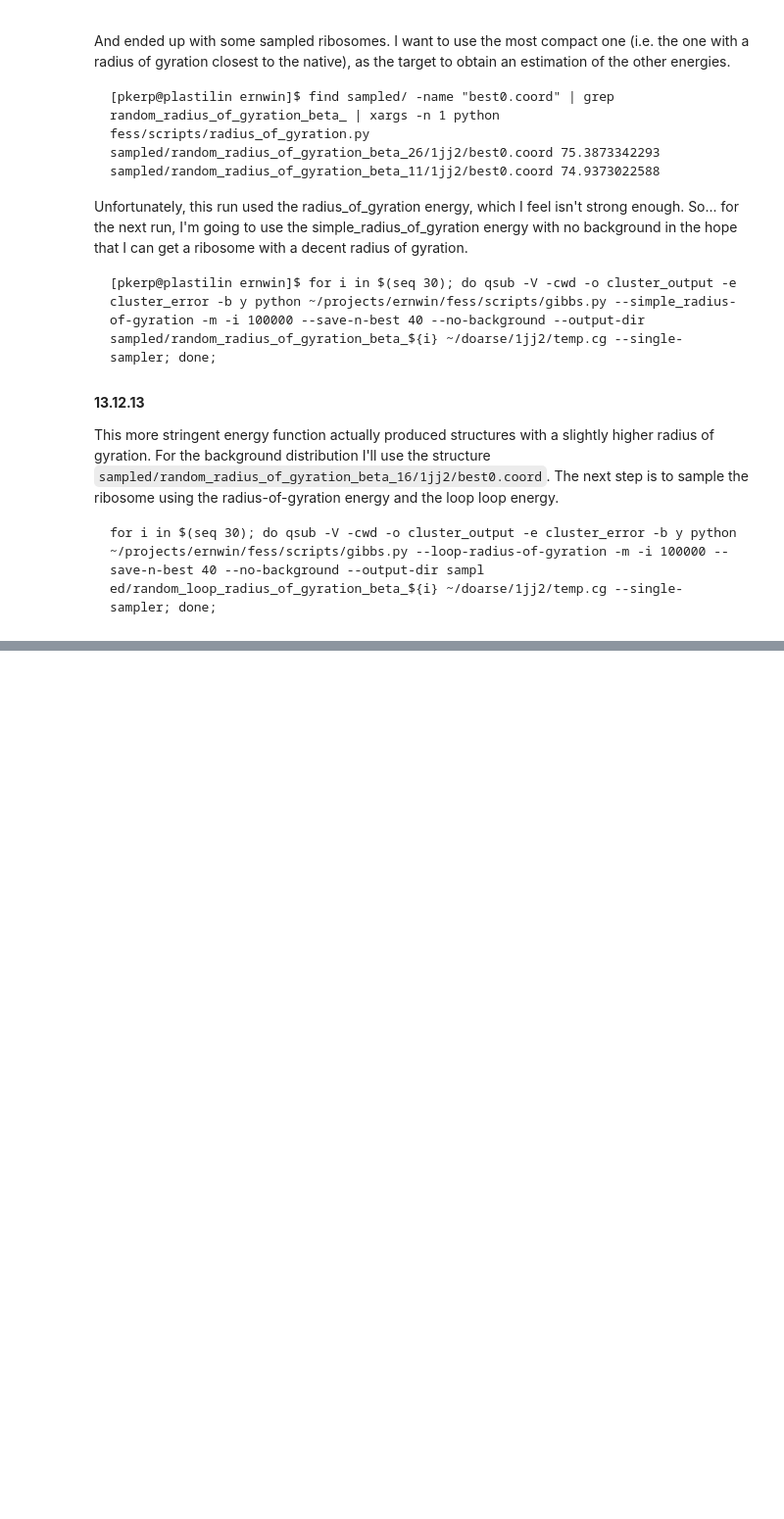
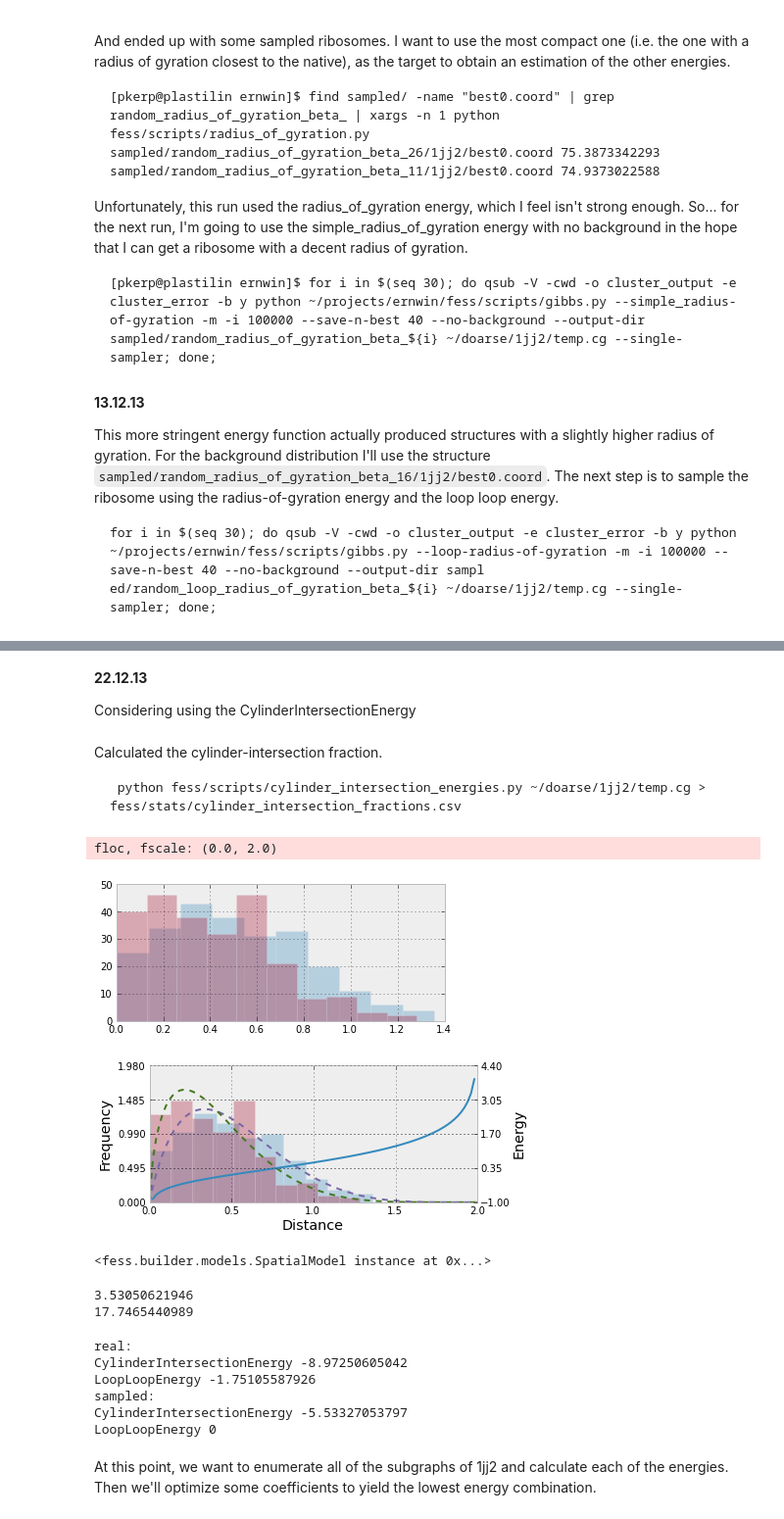
Before and after one commit to ViennaRNA/ernwin, a Jupyter notebook: ipy_notebook_ernwin.ipynb, the cells around one changed output, grey strips where cells are left out. Shown at 98% size. Cells and saved outputs as stored; diff of their text form; code cells hidden in the pictures; blank space fills up the shorter version.

Commit message:
Added the cylinder intersection energy

```diff
--- a/ipy_notebook_ernwin.ipynb
+++ b/ipy_notebook_ernwin.ipynb
@@ -203,7 +203,7 @@ The identities of the hairpins that interact will be taken from the real structu
 # %%
 import scipy.stats as ss
 
-def plot_real_vs_sampled(real_dists, sampled_dists, xlim=[0,40], pseudocount=0.1, floc=None, fscale=None):
+def plot_real_vs_sampled(real_dists, sampled_dists, xlim=[0,40], pseudocount=0.1, floc=None, fscale=None, type="beta"):
     fig, ax1 = plt.subplots()
 
     figsize(6, 2.5)
@@ -215,19 +215,20 @@ def plot_real_vs_sampled(real_dists, sampled_dists, xlim=[0,40], pseudocount=0.1
     kr = ss.gaussian_kde(real_dists)
     ks = ss.gaussian_kde(sampled_dists)
 
-    if floc == None:
-        floc = 0.9 * min(list(real_dists) + list(sampled_dists))
+    if type == 'beta':
+        if floc == None:
+            floc = 0.9 * min(list(real_dists) + list(sampled_dists))
 
-    if fscale == None:
-        fscale = max(list(real_dists) + list(sampled_dists))
+        if fscale == None:
+            fscale = max(list(real_dists) + list(sampled_dists))
 
-    cud.pv('floc, fscale')
+        cud.pv('floc, fscale')
 
-    f = ss.beta.fit(sampled_dists, floc=floc, fscale=fscale)
-    ks = lambda x: ss.beta.pdf(x, f[0], f[1], f[2], f[3])
+        f = ss.beta.fit(sampled_dists, floc=floc, fscale=fscale)
+        ks = lambda x: ss.beta.pdf(x, f[0], f[1], f[2], f[3])
 
-    f1 = ss.beta.fit(real_dists, floc=floc, fscale=fscale)
-    kr = lambda x: ss.beta.pdf(x, f1[0], f1[1], f1[2], f1[3])
+        f1 = ss.beta.fit(real_dists, floc=floc, fscale=fscale)
+        kr = lambda x: ss.beta.pdf(x, f1[0], f1[1], f1[2], f1[3])
 
 
     p1 = ax1.plot(xs, kr(xs), label='kde(real)', ls='--')
@@ -1387,0 +1554,4 @@ ed/random_loop_radius_of_gyration_beta_${i} ~/doarse/1jj2/temp.cg --single-sampl
+# %% [markdown]
+**22.12.13**
+
+Considering using the CylinderIntersectionEnergy
@@ -1387,0 +1575,38 @@ ed/random_loop_radius_of_gyration_beta_${i} ~/doarse/1jj2/temp.cg --single-sampl
+# %% [markdown]
+Calculated the cylinder-intersection fraction.
+
+     python fess/scripts/cylinder_intersection_energies.py ~/doarse/1jj2/temp.cg > fess/stats/cylinder_intersection_fractions.csv
+# %%
+d = numpy.genfromtxt(open("fess/stats/cylinder_intersection_fractions.csv","r"),delimiter=" ",skiprows=0)
+d1 = numpy.genfromtxt(open("fess/stats/cylinder_intersection_fractions_loop_radius_of_gyration_beta29.csv", 'r'), delimiter=' ', skiprows=0)
+# %%
+hist(d[:,1], alpha=0.3)
+hist(d1[:,1], alpha=0.3)
+plot_real_vs_sampled(d[:,1], d1[:,1], floc=0., xlim=[0,2], fscale=2.0, type="beta")
+# %% [output]
+floc, fscale: (0.0, 2.0)
+[figure, added]
+[figure, added]
+# %%
+print structs['1y26']
+# %% [output]
+<fess.builder.models.SpatialModel instance at 0x...>
+# %%
+cie = fbe.CylinderIntersectionEnergy()
+print cie.eval_energy(structs['1gid'])
+print cie.eval_energy(structs['1fg0'])
+# %% [output]
+3.53050621946
+17.7465440989
+# %%
+energies = [fbe.CylinderIntersectionEnergy(), fbe.LoopLoopEnergy()]
+print_sampled_and_real_energies('1mfq', 2)
+# %% [output]
+real:
+CylinderIntersectionEnergy -8.97250605042
+LoopLoopEnergy -1.75105587926
+sampled:
+CylinderIntersectionEnergy -5.53327053797
+LoopLoopEnergy 0
+# %% [markdown]
+At this point, we want to enumerate all of the subgraphs of 1jj2 and calculate each of the energies. Then we'll optimize some coefficients to yield the lowest energy combination.
```
Also changed, not shown: parts of 23 cells of this notebook, 4 other files.
